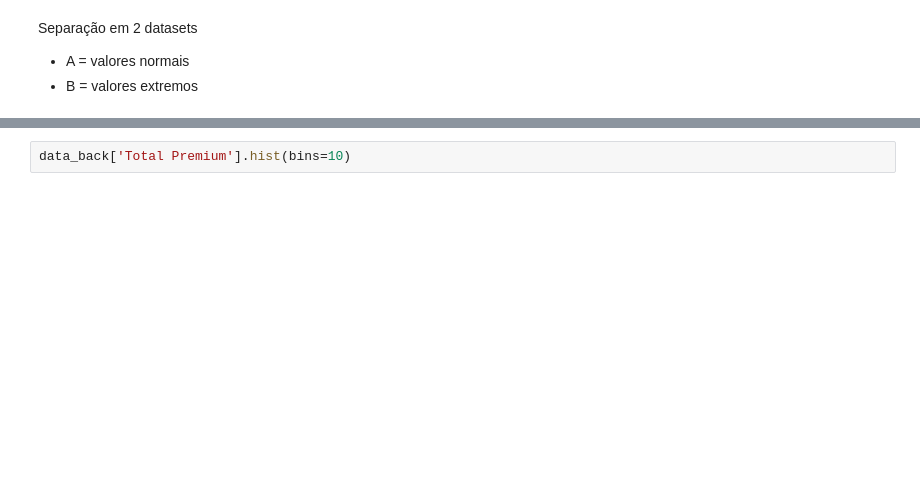
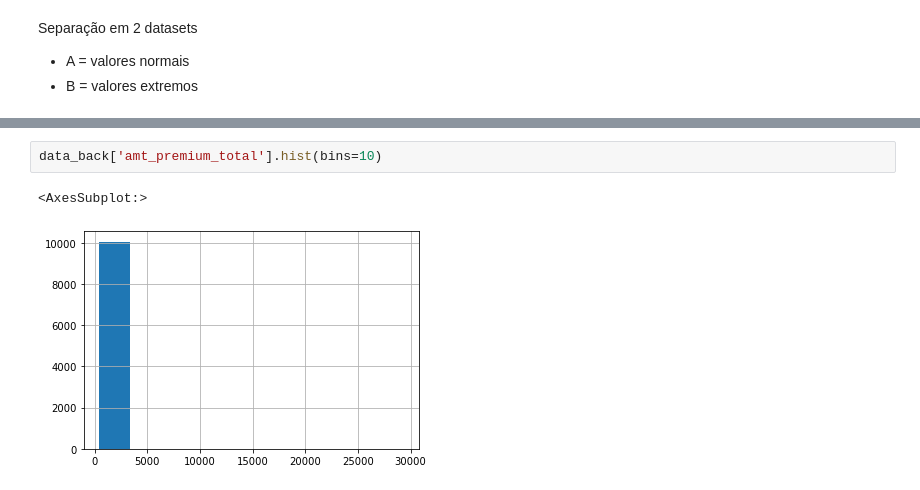
Before and after one commit to Portugapt/Closer-Challenge, a Jupyter notebook: notebook/EDA.ipynb, the cells around one changed output, grey strips where cells are left out. Saved outputs shown, nothing was run; the diff lists cells and outputs as text; blank space fills up the shorter version.

```diff
--- a/notebook/EDA.ipynb
+++ b/notebook/EDA.ipynb
@@ -466,4 +515,7 @@ df_bck_a = data_back.loc['']
 # %%
-data_back['Total Premium'].hist(bins=10)
+data_back['amt_premium_total'].hist(bins=10)
+# %% [output]
+<AxesSubplot:>
+[figure, added]
 # %%
 data_back.columns
```
Also changed, not shown: parts of 23 cells of this notebook.
